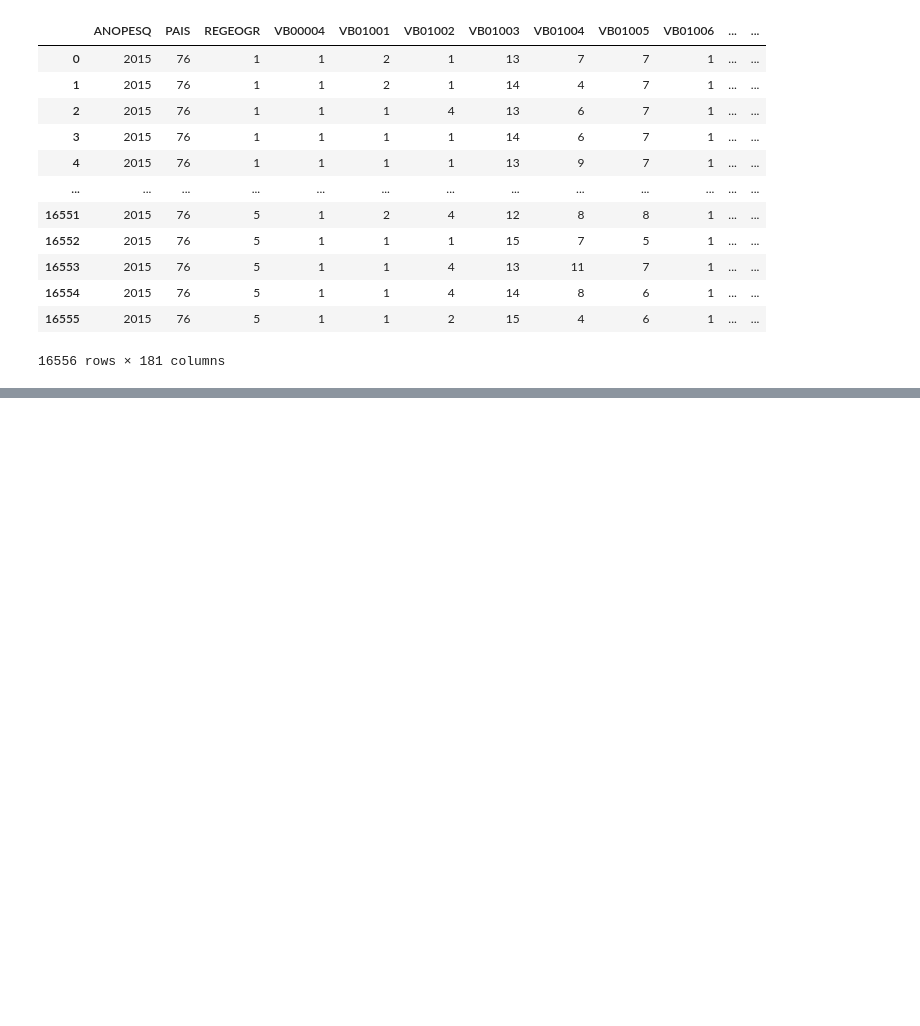
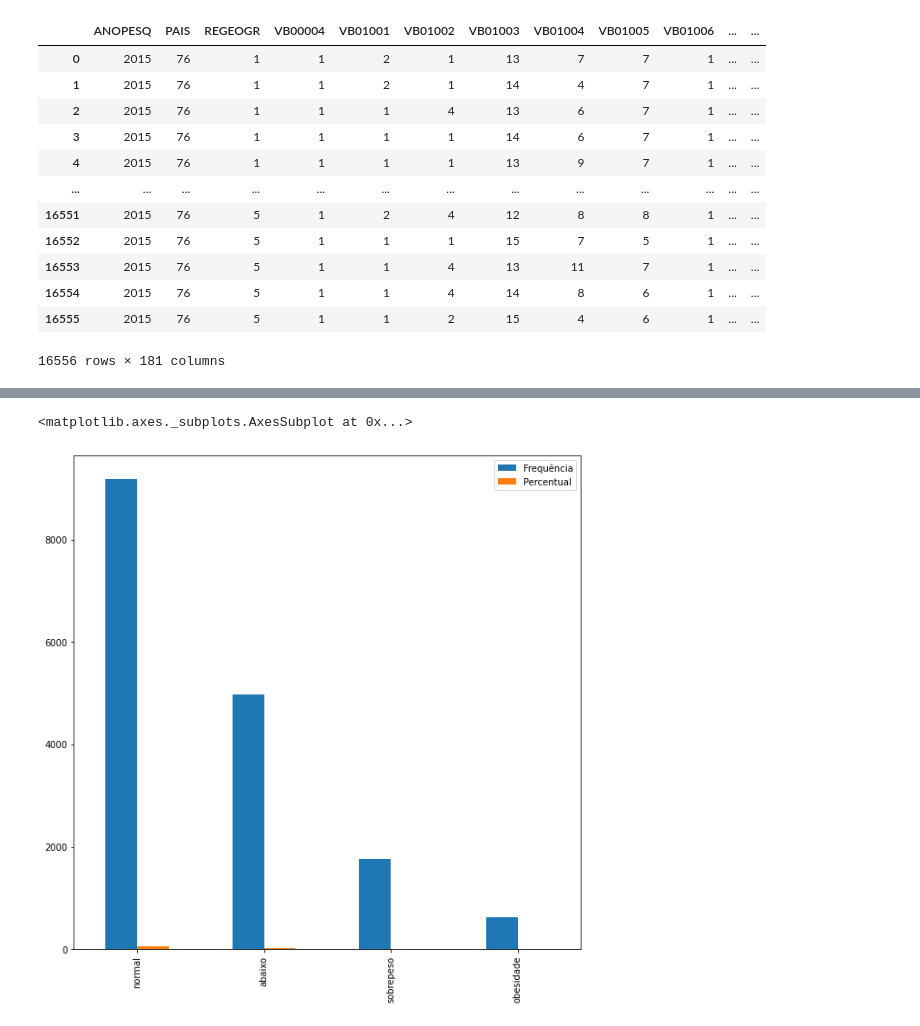
Before and after one commit to paulo-lins/analise_pense_2015, a Jupyter notebook: analise_pense_2015_amostra_2.ipynb, the cells around one changed output, grey strips where cells are left out. Drawn from its saved outputs; the diff is of its cells as text; code cells hidden in the pictures; blank space fills up the shorter version.

```diff
--- a/analise_pense_2015_amostra_2.ipynb
+++ b/analise_pense_2015_amostra_2.ipynb
@@ -30,0 +151,6 @@ df
+# %%
+# vamos analisar o IMC dos estudantes e classificá-los
+# para isso, usaremos as variáveis peso e altura, respectivamente 'VB17001'
+# e 'VB17002'. A fórmula do imc é: IMC = Peso ÷ (Altura × Altura)
+
+dados1 = dados
@@ -30,0 +161,2 @@ df
+# %%
+dados1['IMC'] = dados['VB17003'] / ((dados['VB17004']/100) ** 2)
@@ -30,0 +172,10 @@ df
+# %%
+# Agora vamos fazer a classificação conforme o IMC
+classes_imc = [0, 18.5, 25, 30, 60]
+labels_imc = ['abaixo', 'normal', 'sobrepeso', 'obesidade']
+
+#vamos utilizar o cut para fazer a classificação
+dados1['classe_IMC'] = pd.cut(x = dados1['IMC'],
+       bins = classes_imc,
+       labels = labels_imc,
+       include_lowest = True)
@@ -30,0 +192,5 @@ df
+# %%
+frequencia = dados1['classe_IMC'].value_counts()
+percentual = dados1['classe_IMC'].value_counts(normalize = True) * 100
+dist_freq_imc = pd.DataFrame({'Frequência': frequencia, 'Percentual': percentual})
+dist_freq_imc
@@ -30,0 +203,6 @@ df
+# %%
+dist_freq_imc.plot(figsize=(10,10),
+                   kind='bar')
+# %% [output]
+<matplotlib.axes._subplots.AxesSubplot at 0x...>
+[figure, added]
```
Also changed, not shown: parts of 17 cells of this notebook.
